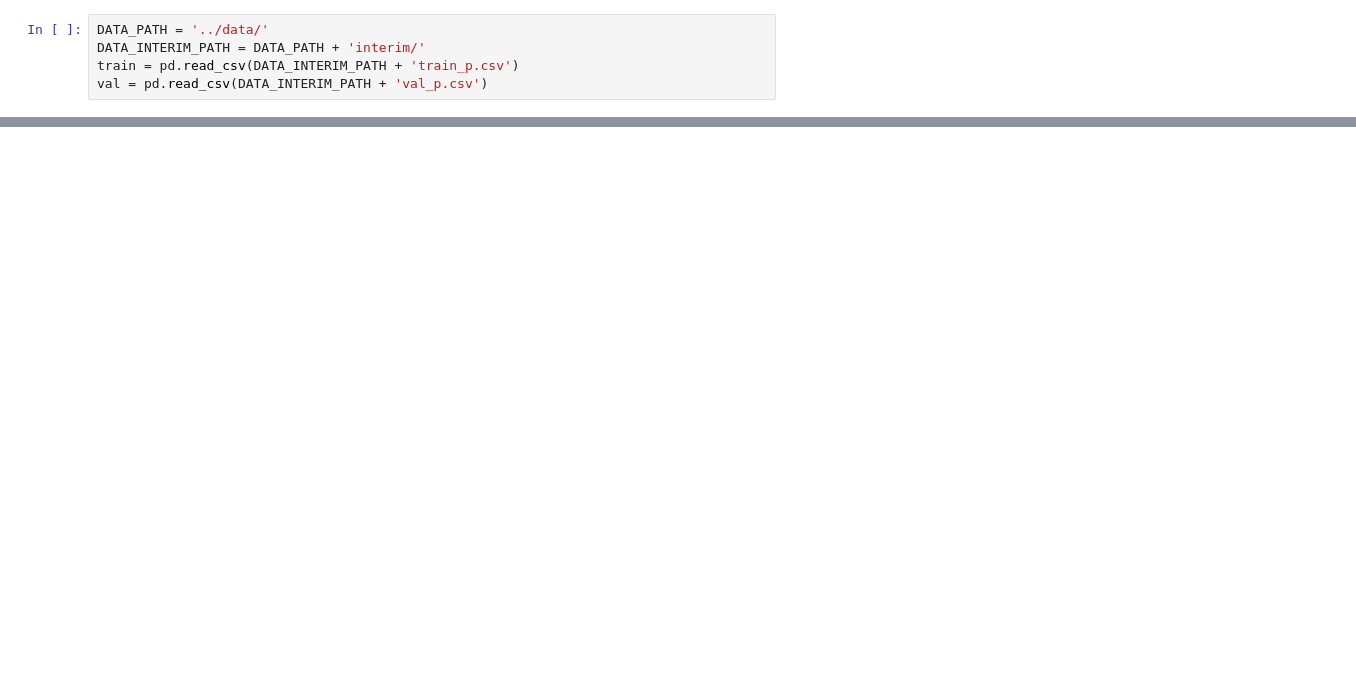
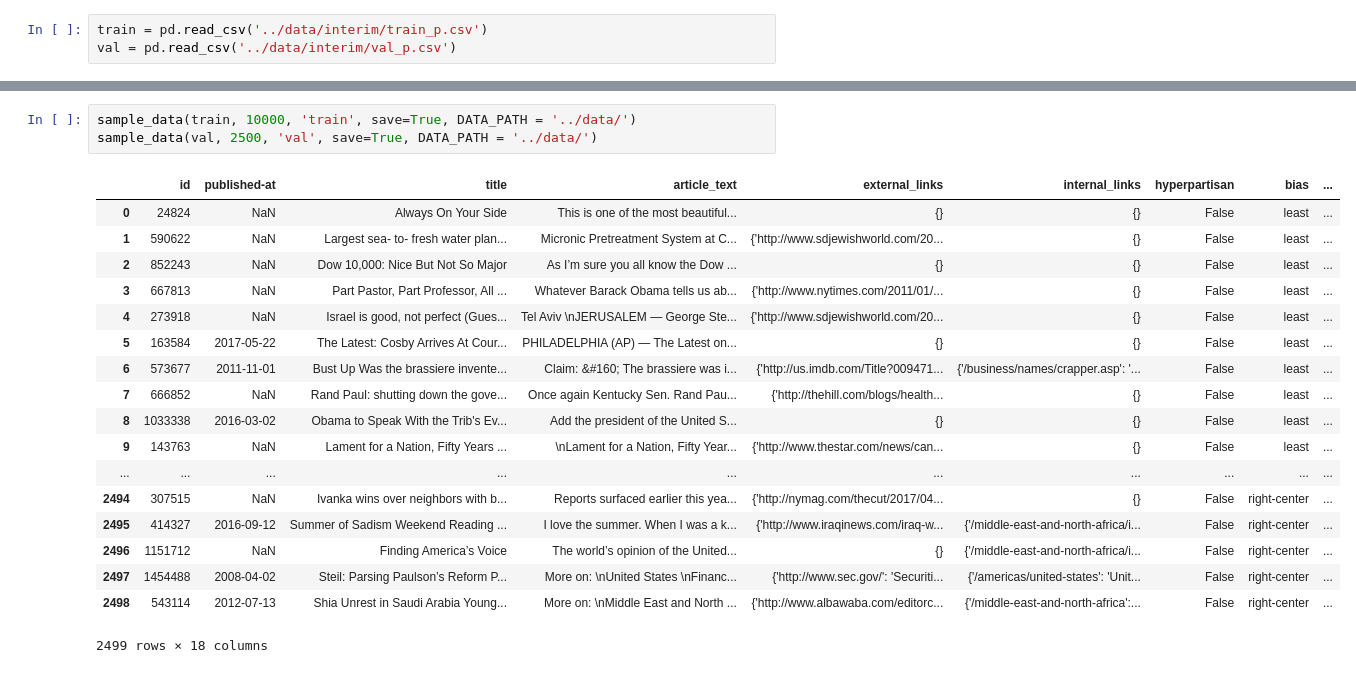
Before and after one commit to aftertouch/SemEval-2019-Task4, a Jupyter notebook: notebooks/Untitled2.ipynb, the cells around one changed output, grey strips where cells are left out. Drawn from its saved outputs; the diff is of its cells as text; blank space fills up the shorter version.

```diff
--- a/notebooks/Untitled2.ipynb
+++ b/notebooks/Untitled2.ipynb
@@ -26,5 +28,3 @@ The autoreload extension is already loaded. To reload it, use:
 # %%
-DATA_PATH = '../data/'
-DATA_INTERIM_PATH = DATA_PATH + 'interim/'
-train = pd.read_csv(DATA_INTERIM_PATH + 'train_p.csv')
-val = pd.read_csv(DATA_INTERIM_PATH + 'val_p.csv')
+train = pd.read_csv('../data/interim/train_p.csv')
+val = pd.read_csv('../data/interim/val_p.csv')
@@ -37,0 +39,22 @@ for df in [train, val]:
+# %%
+sample_data(train, 10000, 'train', save=True, DATA_PATH = '../data/')
+sample_data(val, 2500, 'val', save=True, DATA_PATH = '../data/')
+# %% [output]
+|  | id | published-at | title | article_text | external_links | internal_links | hyperpartisan | bias | ... |
+| 0 | 24824 | NaN | Always On Your Side | This is one of the most beautiful... | {} | {} | False | least | ... |
+| 1 | 590622 | NaN | Largest sea- to- fresh water plan... | Micronic Pretreatment System at C... | {'http://www.sdjewishworld.com/20... | {} | False | least | ... |
+| 2 | 852243 | NaN | Dow 10,000: Nice But Not So Major | As I’m sure you all know the Dow ... | {} | {} | False | least | ... |
+| 3 | 667813 | NaN | Part Pastor, Part Professor, All ... | Whatever Barack Obama tells us ab... | {'http://www.nytimes.com/2011/01/... | {} | False | least | ... |
+| 4 | 273918 | NaN | Israel is good, not perfect (Gues... | Tel Aviv \nJERUSALEM — George Ste... | {'http://www.sdjewishworld.com/20... | {} | False | least | ... |
+| 5 | 163584 | 2017-05-22 | The Latest: Cosby Arrives At Cour... | PHILADELPHIA (AP) — The Latest on... | {} | {} | False | least | ... |
+| 6 | 573677 | 2011-11-01 | Bust Up Was the brassiere invente... | Claim: &#160; The brassiere was i... | {'http://us.imdb.com/Title?009471... | {'/business/names/crapper.asp': '... | False | least | ... |
+| 7 | 666852 | NaN | Rand Paul: shutting down the gove... | Once again Kentucky Sen. Rand Pau... | {'http://thehill.com/blogs/health... | {} | False | least | ... |
+| 8 | 1033338 | 2016-03-02 | Obama to Speak With the Trib's Ev... | Add the president of the United S... | {} | {} | False | least | ... |
+| 9 | 143763 | NaN | Lament for a Nation, Fifty Years ... | \nLament for a Nation, Fifty Year... | {'http://www.thestar.com/news/can... | {} | False | least | ... |
+| ... | ... | ... | ... | ... | ... | ... | ... | ... | ... |
+| 2494 | 307515 | NaN | Ivanka wins over neighbors with b... | Reports surfaced earlier this yea... | {'http://nymag.com/thecut/2017/04... | {} | False | right-center | ... |
+| 2495 | 414327 | 2016-09-12 | Summer of Sadism Weekend Reading ... | I love the summer. When I was a k... | {'http://www.iraqinews.com/iraq-w... | {'/middle-east-and-north-africa/i... | False | right-center | ... |
+| 2496 | 1151712 | NaN | Finding America’s Voice | The world’s opinion of the United... | {} | {'/middle-east-and-north-africa/i... | False | right-center | ... |
+| 2497 | 1454488 | 2008-04-02 | Steil: Parsing Paulson’s Reform P... | More on: \nUnited States \nFinanc... | {'http://www.sec.gov/': 'Securiti... | {'/americas/united-states': 'Unit... | False | right-center | ... |
+| 2498 | 543114 | 2012-07-13 | Shia Unrest in Saudi Arabia Young... | More on: \nMiddle East and North ... | {'http://www.albawaba.com/editorc... | {'/middle-east-and-north-africa':... | False | right-center | ... |
+2499 rows × 18 columns
```
Also changed, not shown: parts of 10 cells of this notebook, 9 other files.
